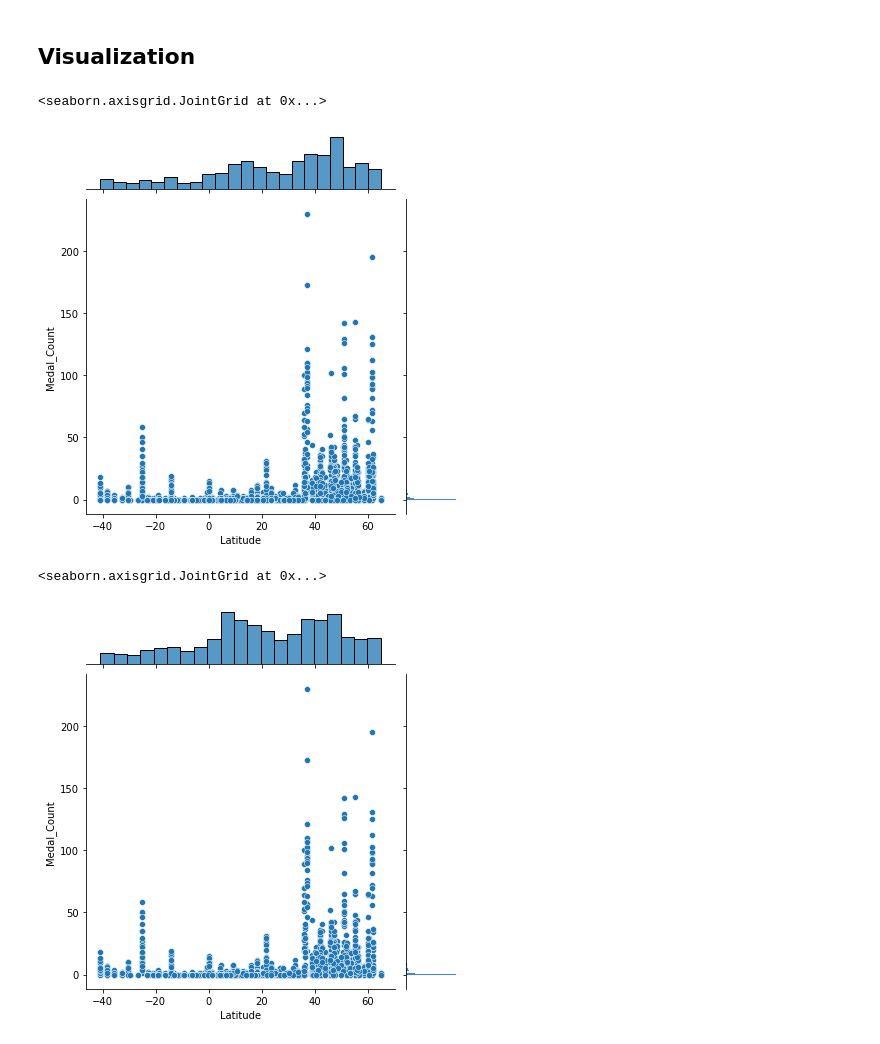
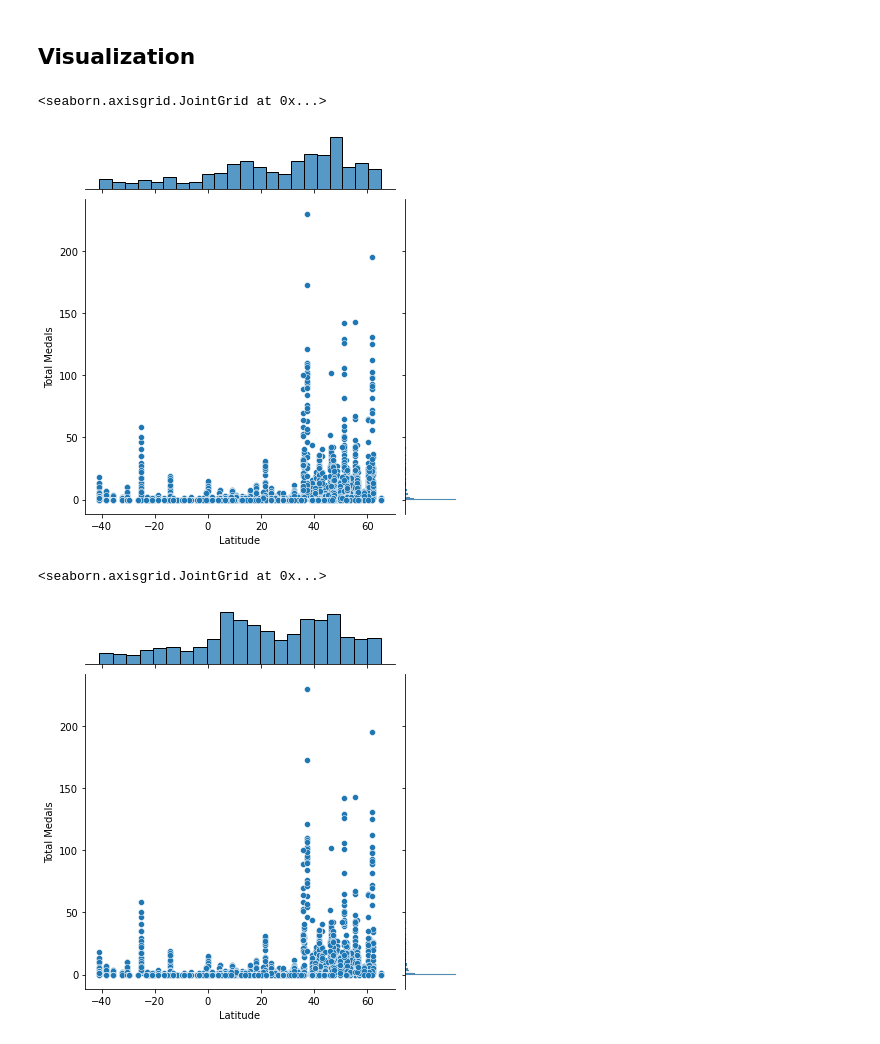
Before and after one commit to EJones621/Olympic_Analysis, a Jupyter notebook: Notebooks/Cleaning/cleaning.ipynb, the cells around one changed output. Cells and saved outputs as stored; diff of their text form; code cells hidden in the pictures.

```diff
--- a/Notebooks/Cleaning/cleaning.ipynb
+++ b/Notebooks/Cleaning/cleaning.ipynb
@@ -729,13 +774,13 @@ final_df = final_df.drop_duplicates(['Year', 'Season', 'Medal Type', 'Team'])
 # %%
-# Removing 'Medal Type' and getting total medals instead
-final_df = final_df.\
-groupby(['Host City', 'Year', 'Team', 'Season', 'latitude', 'longitude', 'Host', 'Disciplines', 'Athletes',
-         'Countries', 'Events', 'GDP total',
-        'Population', 'GDP per capita', 'Team Size'])[['Medal Count']].\
-agg('sum').reset_index()
+# # Removing 'Medal Type' and getting total medals instead
+# final_df = final_df.\
+# groupby(['Host City', 'Year', 'Team', 'Season', 'latitude', 'longitude', 'Host', 'Disciplines', 'Athletes',
+#          'Countries', 'Events', 'GDP total',
+#         'Population', 'GDP per capita', 'Team Size'])[['Medal Count']].\
+# agg('sum').reset_index()
 # %%
 # Change column names
 final_df.rename(columns = {'latitude': 'Latitude', 'longitude': 'Longitude', 'GDP total': 'GDP Total',
                           'GDP per capita': 'GDP per Capita', 'Disciplines': 'Total Disciplines',
                           'Athletes': 'Total Athletes', 'Countries': 'Total Countries',
-                           'Events': 'Total Events', 'Medal Count': 'Medal_Count'}, inplace = True)
+                           'Events': 'Total Events'}, inplace = True)
@@ -755,3 +797,5 @@ final_df.head()
 # %%
 # Drop rows with 'NaN'
 final_df = final_df.dropna()
+# %%
+final_df['Total Medals'] = final_df.iloc[:, 16:19].sum(axis=1)
@@ -799,7 +852,7 @@ len(final_df)
 # Changing order of the columns
 final_df = final_df[['Host City', 'Year', 'Team', 'Season', 'Season (Binary)', 'Latitude', 'Longitude', 'Host', 'GDP Total',
                      'Population', 'Total Disciplines', 'Total Athletes', 'Total Events', 'Total Countries',
-                     'GDP per Capita', 'Team Size', 'Medal_Count']]
+                     'GDP per Capita', 'Team Size', 'Bronze', 'Silver', 'Gold', 'Total Medals']]
 # %%
 # Getting the first 5 rows of final_df
 final_df.head()
@@ -821,10 +874,10 @@ import seaborn as sns
 import matplotlib.pyplot as plt
 # %%
 # Plot to compare two continuous variables
-sns.jointplot(x="Latitude", y="Medal_Count", data=final_df)
+sns.jointplot(x="Latitude", y="Total Medals", data=final_df)
 # %% [output]
 <seaborn.axisgrid.JointGrid at 0x...>
-[figure, old version]
+[figure, new version]
 # %%
 # Dropping rows with 'Winter' for the season so these aren't included in the graph
 summer_df = final_df[final_df.Season != 'Winter']
@@ -833,9 +886,9 @@ summer_df = final_df[final_df.Season != 'Winter']
 winter_df = final_df[final_df.Season != 'Summer']
 # %%
 # Plot to compare two continuous variables with the summer_df
-sns.jointplot(x="Latitude", y="Medal_Count", data=summer_df)
+sns.jointplot(x="Latitude", y="Total Medals", data=summer_df)
 # %% [output]
 <seaborn.axisgrid.JointGrid at 0x...>
-[figure, old version]
+[figure, new version]
 # %%
 # Plot to compare two continuous variables with the winter_df
```
Also changed, not shown: parts of 25 cells of this notebook.
